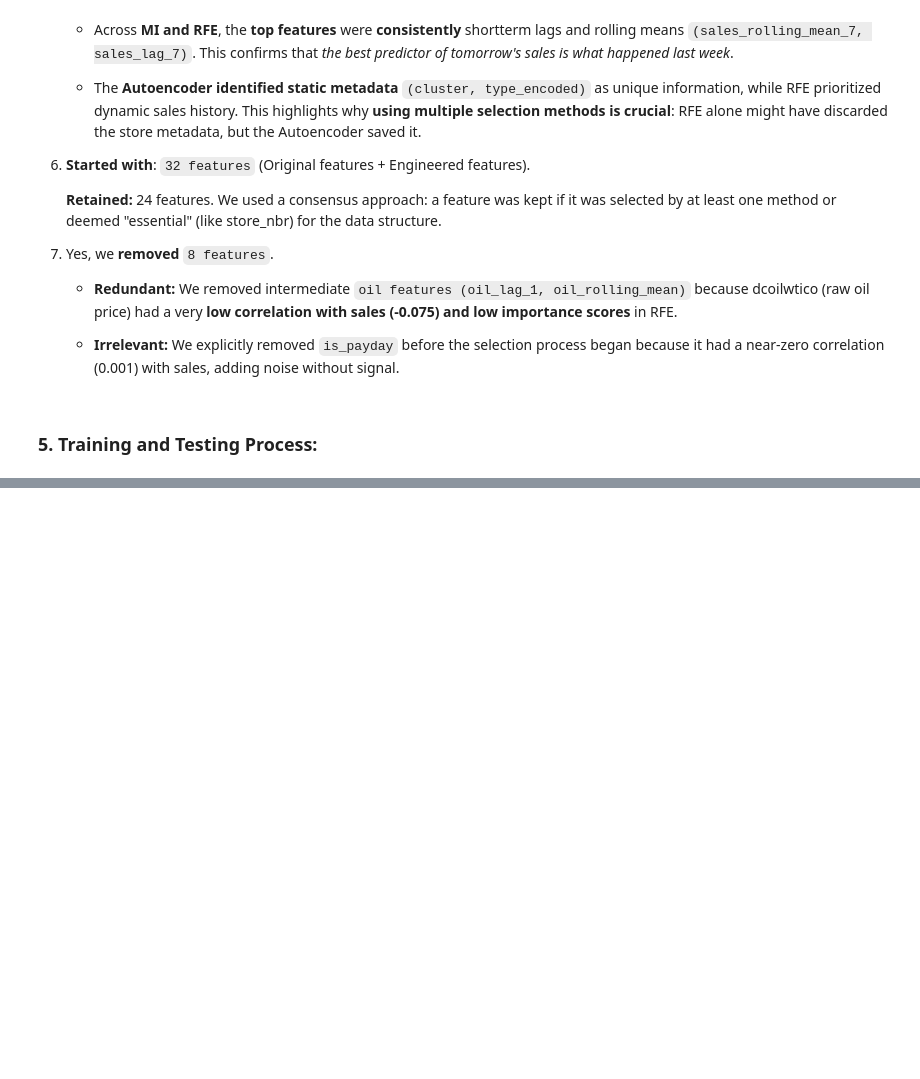
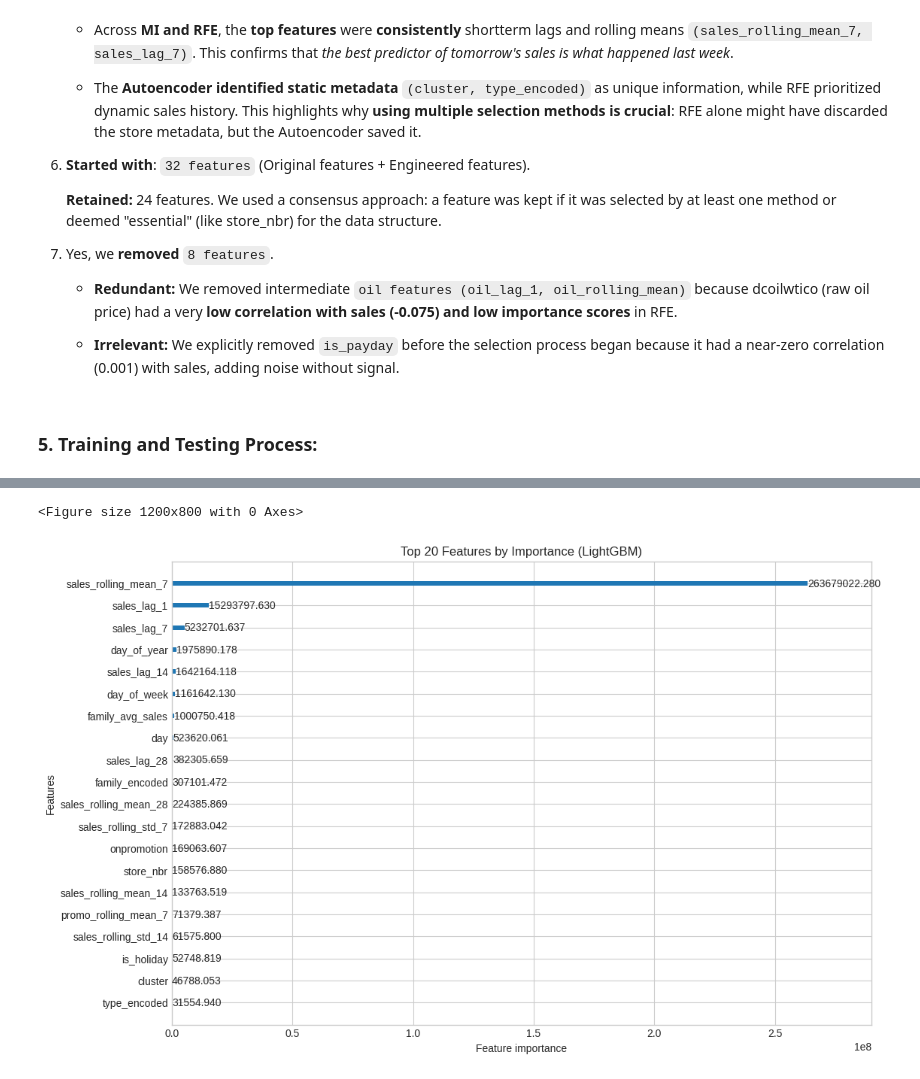
Before and after one commit to karthikeyansura/store-sales-time-series-modeling, a Jupyter notebook: store_sales_time_series_modeling.ipynb, the cells around one changed output, grey strips where cells are left out. Drawn from its saved outputs; the diff is of its cells as text; code cells hidden in the pictures; blank space fills up the shorter version.

```diff
--- a/store_sales_time_series_modeling.ipynb
+++ b/store_sales_time_series_modeling.ipynb
@@ -1021,0 +1136,30 @@ For **Final Feature Selection**, we implemented a `Consensus Voting System` usin
+# %%
+# trains the LightGBM model while logging the model's training performance
+# https://lightgbm.readthedocs.io/en/latest/Python-Intro.html
+lgb_params = {
+    'objective': 'regression',
+    'metric': 'rmse',
+    'boosting_type': 'gbdt',
+    'learning_rate': 0.03,
+    'max_depth': 12,
+    'num_leaves': 128,
+    'min_child_samples': 20,
+    'reg_alpha': 0.1,
+    'reg_lambda': 0.1,
+    'verbose': -1
+}
+
+lgb_train = lgb.Dataset(X_train, label=y_train)
+lgb_val = lgb.Dataset(X_val, label=y_val, reference=lgb_train)
+
+lgb_model = lgb.train(
+    params=lgb_params,
+    train_set=lgb_train,
+    num_boost_round=3000,
+    valid_sets=[lgb_train, lgb_val],
+    valid_names=['train', 'valid'],
+    callbacks=[
+        lgb.early_stopping(stopping_rounds=150, verbose=False),
+        lgb.log_evaluation(period=200)
+    ]
+)
@@ -1021,0 +1576,9 @@ For **Final Feature Selection**, we implemented a `Consensus Voting System` usin
+# %%
+# Feature Importance for LightGBM (best model)
+plt.figure(figsize=(12, 8))
+lgb.plot_importance(lgb_model, max_num_features=20, importance_type='gain', figsize=(12,8))
+plt.title("Top 20 Features by Importance (LightGBM)")
+plt.show()
+# %% [output]
+<Figure size 1200x800 with 0 Axes>
+[figure, added]
```
Also changed, not shown: parts of 29 cells of this notebook.
